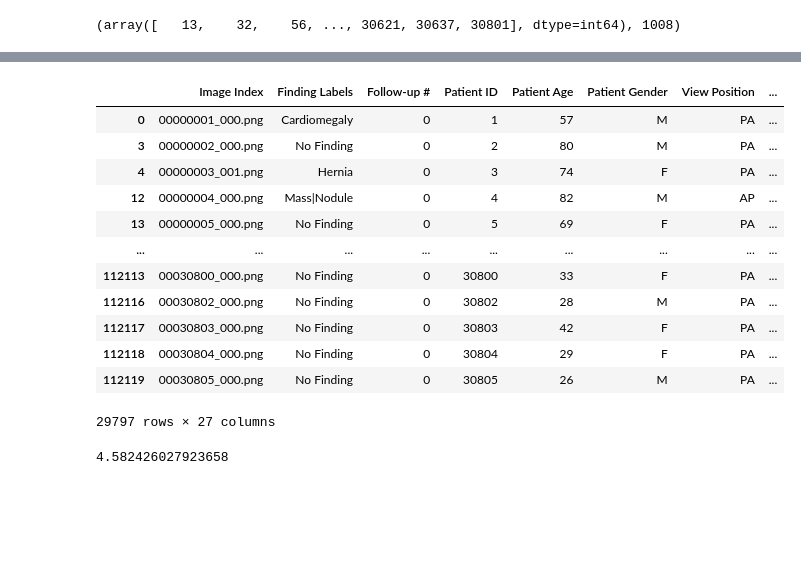
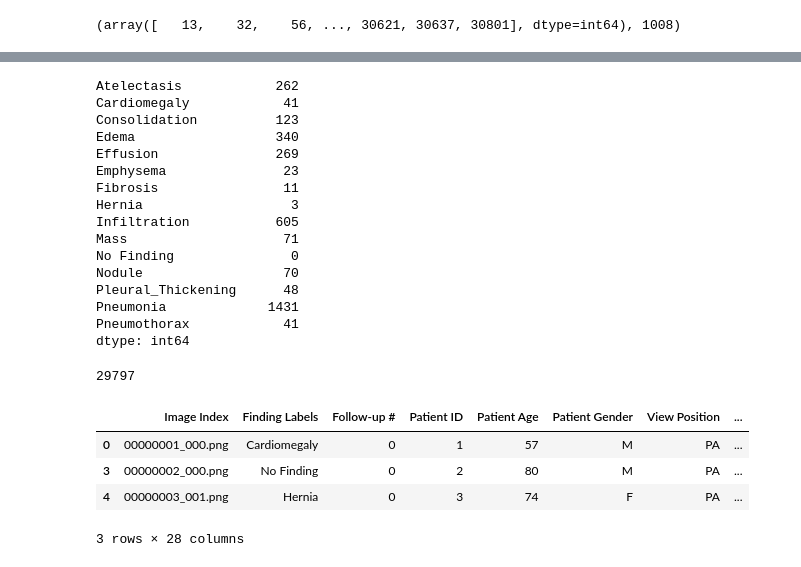
Before and after one commit to KarimSakr99/Project_Pneumonia, a Jupyter notebook: Pneumonia_eda.ipynb, the cells around one changed output, grey strips where cells are left out. Drawn from its saved outputs; the diff is of its cells as text; code cells hidden in the pictures; blank space fills up the shorter version.

Commit message:
Prepared dataframes

```diff
--- a/Pneumonia_eda.ipynb
+++ b/Pneumonia_eda.ipynb
@@ -14,5 +20,7 @@ df.head(2)
 labels=sorted(set(chain(*df['Finding Labels'].apply(lambda x:x.split('|')))))
 # %%
+# manipulate the data frame to have one-hot encoding of diseases labels and their count per image
 for label in labels:
     df[label]= df['Finding Labels'].apply(lambda x:1 if label in x else 0)
+df['count_labels']=df['Finding Labels'].apply(lambda x:len(x.split('|')))
 # %%
@@ -38,8 +47,8 @@ df['Pneumonia'].value_counts()
 1      1431
 Name: Pneumonia, dtype: int64
 # %%
-df_positive=df[df['Pneumonia']==1]
-df_positive
+df_pneumonia_Positive_all=df[df['Pneumonia']==1]
+df_pneumonia_Positive_all
 # %% [output]
 |  | Image Index | Finding Labels | Follow-up # | Patient ID | Patient Age | Patient Gender | View Position | ... |
 | 73 | 00000013_010.png | Effusion|Pneumonia|Pneumothorax | 35 | 13 | 60 | M | AP | ... |
@@ -73,5 +82,5 @@ df[df['Pneumonia']==0]
 # %%
-pat_id_pneumonia=df[df['Pneumonia']==1]['Patient ID'].unique()
+pat_id_pneumonia=df_pneumonia_Positive_all['Patient ID'].unique()
 pat_id_pneumonia,pat_id_pneumonia.size
 # %% [output]
 (array([   13,    32,    56, ..., 30621, 30637, 30801], dtype=int64), 1008)
@@ -109,21 +194,30 @@ df[df['had_pneumonia']==0]['Patient ID'].nunique()
+# %%
+df_pneumonia_Positive_all[labels].sum()
+# %% [output]
+Atelectasis            262
+Cardiomegaly            41
+Consolidation          123
+Edema                  340
+Effusion               269
+Emphysema               23
+Fibrosis                11
+Hernia                   3
+Infiltration           605
+Mass                    71
+No Finding               0
+Nodule                  70
+Pleural_Thickening      48
+Pneumonia             1431
+Pneumothorax            41
+dtype: int64
 # %%
-df_negative=df[(df['had_pneumonia']==0) & (df['Follow-up #']==0)]
-df_negative
+df_no_pneumonia=df[(df['had_pneumonia']==0) & (df['Follow-up #']==0)]
+print(len(df_no_pneumonia))
+df_no_pneumonia.head(3)
 # %% [output]
+29797
 |  | Image Index | Finding Labels | Follow-up # | Patient ID | Patient Age | Patient Gender | View Position | ... |
 | 0 | 00000001_000.png | Cardiomegaly | 0 | 1 | 57 | M | PA | ... |
 | 3 | 00000002_000.png | No Finding | 0 | 2 | 80 | M | PA | ... |
 | 4 | 00000003_001.png | Hernia | 0 | 3 | 74 | F | PA | ... |
-| 12 | 00000004_000.png | Mass|Nodule | 0 | 4 | 82 | M | AP | ... |
-| 13 | 00000005_000.png | No Finding | 0 | 5 | 69 | F | PA | ... |
-| ... | ... | ... | ... | ... | ... | ... | ... | ... |
-| 112113 | 00030800_000.png | No Finding | 0 | 30800 | 33 | F | PA | ... |
-| 112116 | 00030802_000.png | No Finding | 0 | 30802 | 28 | M | PA | ... |
-| 112117 | 00030803_000.png | No Finding | 0 | 30803 | 42 | F | PA | ... |
-| 112118 | 00030804_000.png | No Finding | 0 | 30804 | 29 | F | PA | ... |
-| 112119 | 00030805_000.png | No Finding | 0 | 30805 | 26 | M | PA | ... |
-29797 rows × 27 columns
+3 rows × 28 columns
-# %%
-len(df_positive)*100/(len(df_negative)+len(df_positive))
-# %% [output]
-4.582426027923658
```
Also changed, not shown: parts of 25 cells of this notebook.
